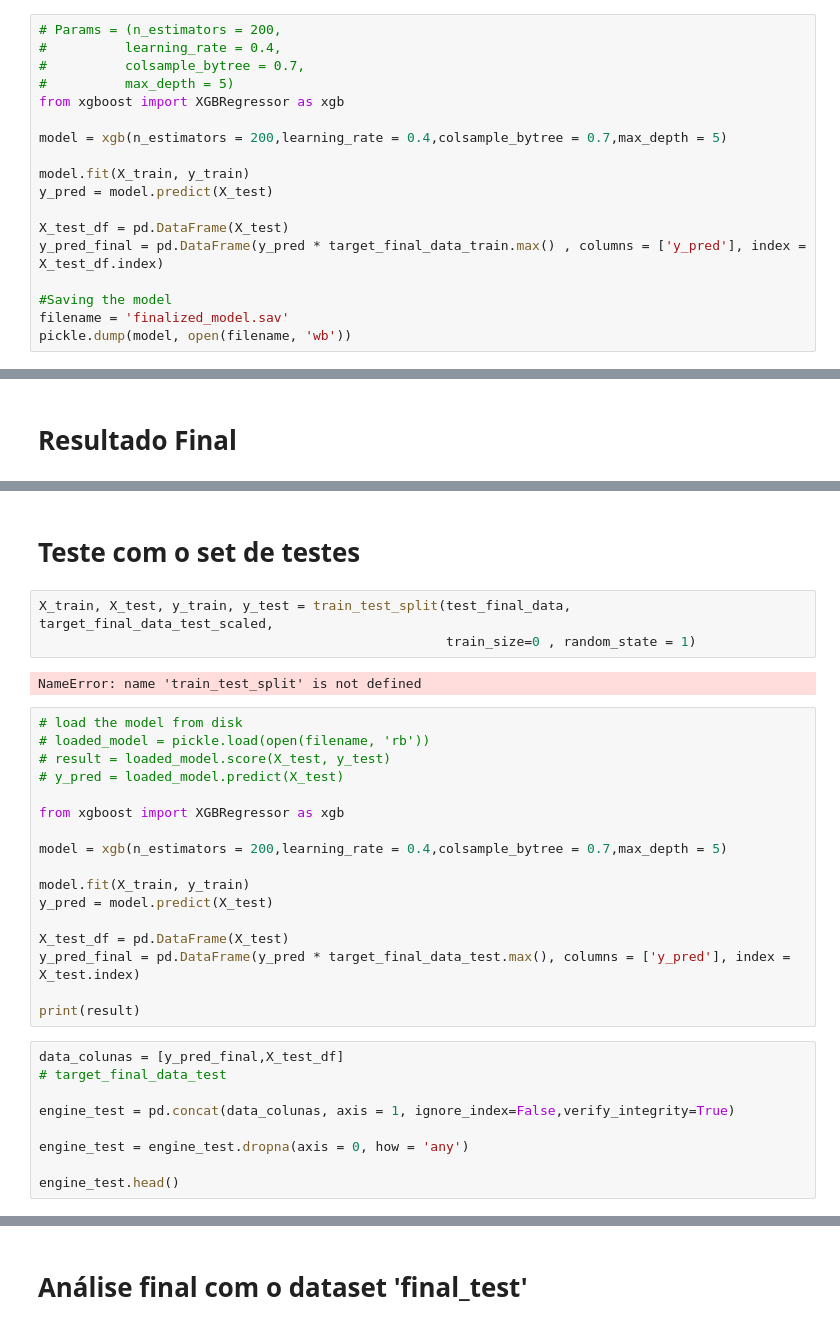
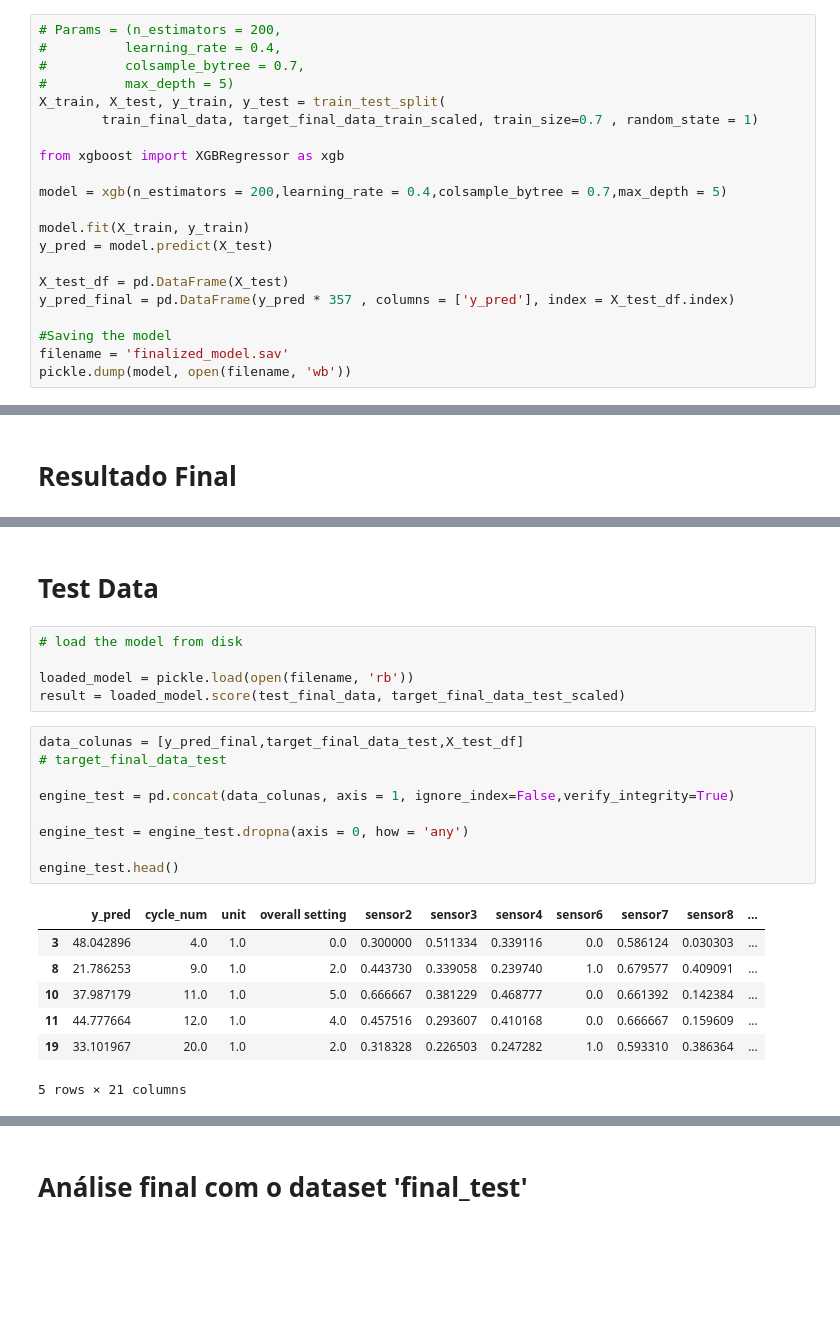
Before and after one commit to ThiagoGrabe/Nasa-Engine, a Jupyter notebook: Engine_NASA_Modelo.ipynb, the cells around one changed output, grey strips where cells are left out. Saved outputs shown, nothing was run; the diff lists cells and outputs as text; blank space fills up the shorter version.

```diff
--- a/Engine_NASA_Modelo.ipynb
+++ b/Engine_NASA_Modelo.ipynb
@@ -471,6 +472,9 @@ Pronto!
 #          learning_rate = 0.4,
 #          colsample_bytree = 0.7,
 #          max_depth = 5)
+X_train, X_test, y_train, y_test = train_test_split(
+        train_final_data, target_final_data_train_scaled, train_size=0.7 , random_state = 1)
+
 from xgboost import XGBRegressor as xgb
 
 model = xgb(n_estimators = 200,learning_rate = 0.4,colsample_bytree = 0.7,max_depth = 5)
@@ -479,7 +483,7 @@ model.fit(X_train, y_train)
 y_pred = model.predict(X_test)
 
 X_test_df = pd.DataFrame(X_test)
-y_pred_final = pd.DataFrame(y_pred * target_final_data_train.max() , columns = ['y_pred'], index = X_test_df.index)
+y_pred_final = pd.DataFrame(y_pred * 357 , columns = ['y_pred'], index = X_test_df.index)
 
 #Saving the model
 filename = 'finalized_model.sav'
@@ -563,36 +544,27 @@ x = train_final_data['sensor2']
-# %% [markdown]
-# Teste com o set de testes
-# %%
-X_train, X_test, y_train, y_test = train_test_split(test_final_data, target_final_data_test_scaled,
-                                                    train_size=0 , random_state = 1)
-# %% [output]
-NameError: name 'train_test_split' is not defined
-# %%
-# load the model from disk
-# loaded_model = pickle.load(open(filename, 'rb'))
-# result = loaded_model.score(X_test, y_test)
-# y_pred = loaded_model.predict(X_test)
-
-from xgboost import XGBRegressor as xgb
-
-model = xgb(n_estimators = 200,learning_rate = 0.4,colsample_bytree = 0.7,max_depth = 5)
-
-model.fit(X_train, y_train)
-y_pred = model.predict(X_test)
-
-X_test_df = pd.DataFrame(X_test)
-y_pred_final = pd.DataFrame(y_pred * target_final_data_test.max(), columns = ['y_pred'], index = X_test.index)
-
-print(result)
+# %% [markdown]
+# Test Data
+# %%
+# load the model from disk
+
+loaded_model = pickle.load(open(filename, 'rb'))
+result = loaded_model.score(test_final_data, target_final_data_test_scaled)
 # %%
-data_colunas = [y_pred_final,X_test_df]
+data_colunas = [y_pred_final,target_final_data_test,X_test_df]
 # target_final_data_test
 
 engine_test = pd.concat(data_colunas, axis = 1, ignore_index=False,verify_integrity=True)
 
 engine_test = engine_test.dropna(axis = 0, how = 'any')
 
 engine_test.head()
+# %% [output]
+|  | y_pred | cycle_num | unit | overall setting | sensor2 | sensor3 | sensor4 | sensor6 | sensor7 | sensor8 | ... |
+| 3 | 48.042896 | 4.0 | 1.0 | 0.0 | 0.300000 | 0.511334 | 0.339116 | 0.0 | 0.586124 | 0.030303 | ... |
+| 8 | 21.786253 | 9.0 | 1.0 | 2.0 | 0.443730 | 0.339058 | 0.239740 | 1.0 | 0.679577 | 0.409091 | ... |
+| 10 | 37.987179 | 11.0 | 1.0 | 5.0 | 0.666667 | 0.381229 | 0.468777 | 0.0 | 0.661392 | 0.142384 | ... |
+| 11 | 44.777664 | 12.0 | 1.0 | 4.0 | 0.457516 | 0.293607 | 0.410168 | 0.0 | 0.666667 | 0.159609 | ... |
+| 19 | 33.101967 | 20.0 | 1.0 | 2.0 | 0.318328 | 0.226503 | 0.247282 | 1.0 | 0.593310 | 0.386364 | ... |
+5 rows × 21 columns
 # %%
 d = []
 
```
Also changed, not shown: parts of 22 cells of this notebook, 1 other file.
